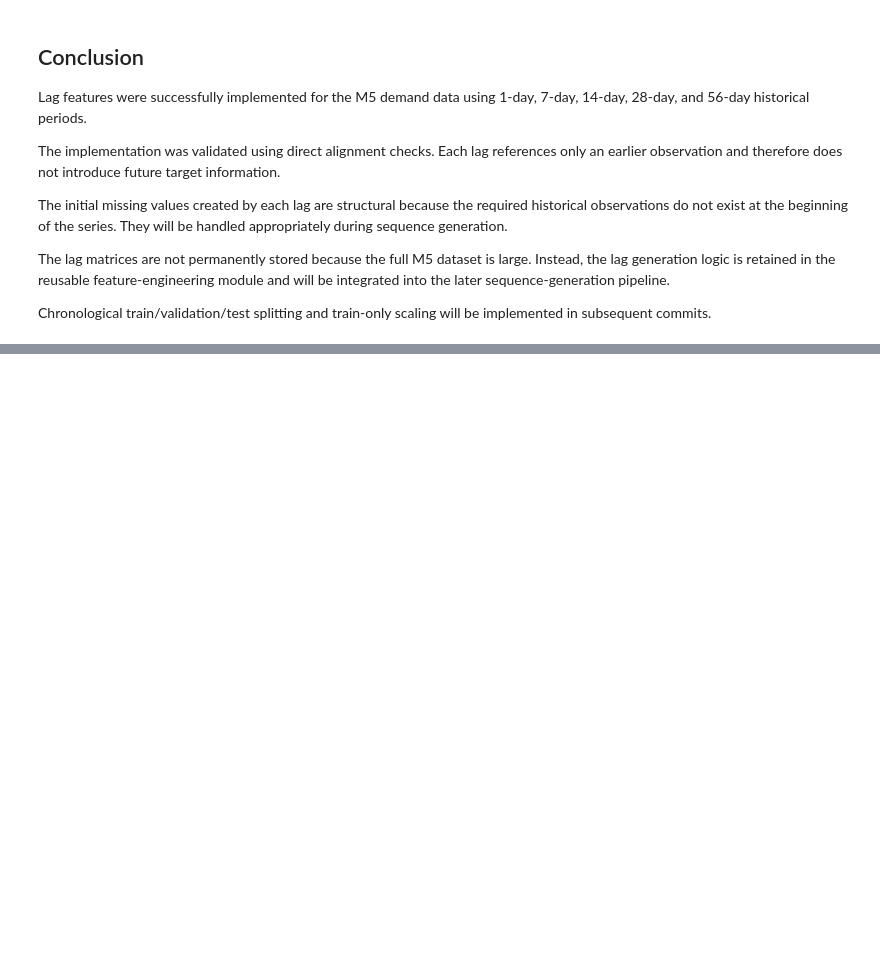
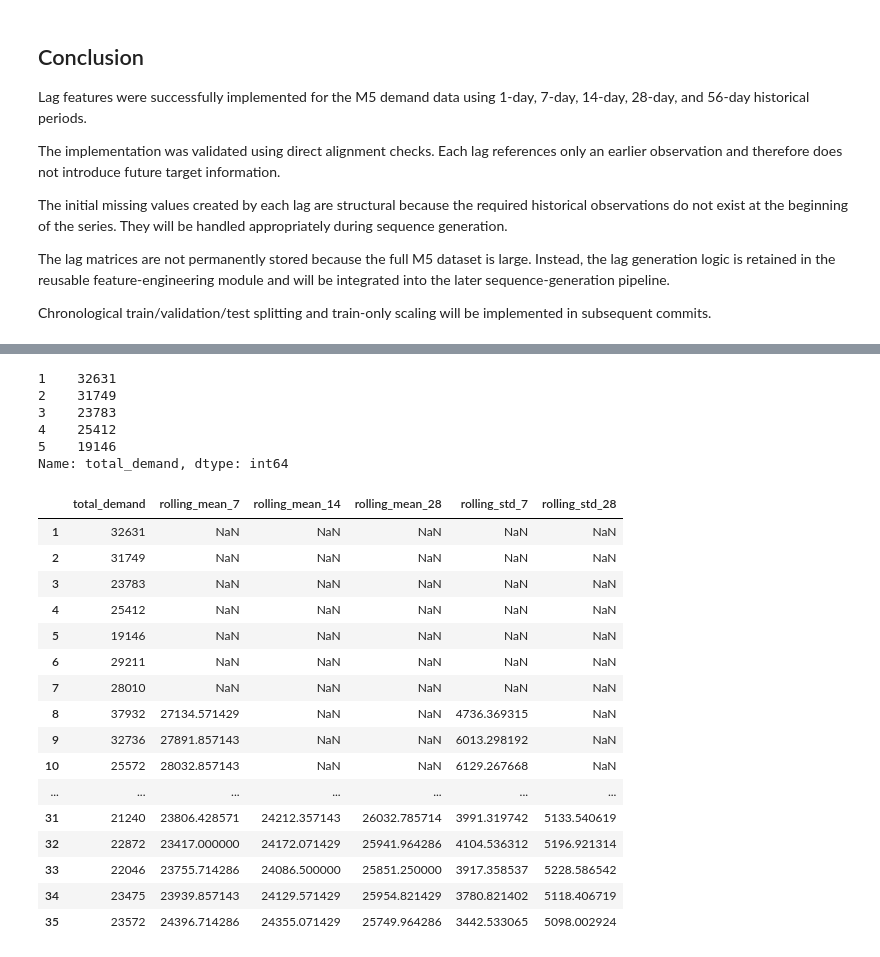
Before and after one commit to Naveeth-Nawzer/dl-assignment, a Jupyter notebook: notebooks/03_feature_engineering.ipynb, the cells around one changed output, grey strips where cells are left out. Saved outputs shown, nothing was run; the diff lists cells and outputs as text; code cells hidden in the pictures; blank space fills up the shorter version.

```diff
--- a/notebooks/03_feature_engineering.ipynb
+++ b/notebooks/03_feature_engineering.ipynb
@@ -1062,0 +1371,78 @@ be implemented in subsequent commits.
+# %%
+daily_total_demand = sales_clean[
+    sales_columns
+].sum(axis=0)
+
+daily_total_demand = pd.Series(
+    daily_total_demand.values,
+    index=range(1, len(sales_columns) + 1),
+    name="total_demand"
+)
+
+display(daily_total_demand.head())
+# %% [output]
+1    32631
+2    31749
+3    23783
+4    25412
+5    19146
+Name: total_demand, dtype: int64
+# %%
+aggregate_rolling = pd.DataFrame({
+    "total_demand": daily_total_demand
+})
+
+aggregate_rolling["rolling_mean_7"] = (
+    daily_total_demand
+    .shift(1)
+    .rolling(7)
+    .mean()
+)
+
+aggregate_rolling["rolling_mean_14"] = (
+    daily_total_demand
+    .shift(1)
+    .rolling(14)
+    .mean()
+)
+
+aggregate_rolling["rolling_mean_28"] = (
+    daily_total_demand
+    .shift(1)
+    .rolling(28)
+    .mean()
+)
+
+aggregate_rolling["rolling_std_7"] = (
+    daily_total_demand
+    .shift(1)
+    .rolling(7)
+    .std()
+)
+
+aggregate_rolling["rolling_std_28"] = (
+    daily_total_demand
+    .shift(1)
+    .rolling(28)
+    .std()
+)
+
+display(aggregate_rolling.head(35))
+# %% [output]
+|  | total_demand | rolling_mean_7 | rolling_mean_14 | rolling_mean_28 | rolling_std_7 | rolling_std_28 |
+| 1 | 32631 | NaN | NaN | NaN | NaN | NaN |
+| 2 | 31749 | NaN | NaN | NaN | NaN | NaN |
+| 3 | 23783 | NaN | NaN | NaN | NaN | NaN |
+| 4 | 25412 | NaN | NaN | NaN | NaN | NaN |
+| 5 | 19146 | NaN | NaN | NaN | NaN | NaN |
+| 6 | 29211 | NaN | NaN | NaN | NaN | NaN |
+| 7 | 28010 | NaN | NaN | NaN | NaN | NaN |
+| 8 | 37932 | 27134.571429 | NaN | NaN | 4736.369315 | NaN |
+| 9 | 32736 | 27891.857143 | NaN | NaN | 6013.298192 | NaN |
+| 10 | 25572 | 28032.857143 | NaN | NaN | 6129.267668 | NaN |
+| ... | ... | ... | ... | ... | ... | ... |
+| 31 | 21240 | 23806.428571 | 24212.357143 | 26032.785714 | 3991.319742 | 5133.540619 |
+| 32 | 22872 | 23417.000000 | 24172.071429 | 25941.964286 | 4104.536312 | 5196.921314 |
+| 33 | 22046 | 23755.714286 | 24086.500000 | 25851.250000 | 3917.358537 | 5228.586542 |
+| 34 | 23475 | 23939.857143 | 24129.571429 | 25954.821429 | 3780.821402 | 5118.406719 |
+| 35 | 23572 | 24396.714286 | 24355.071429 | 25749.964286 | 3442.533065 | 5098.002924 |
```
Also changed, not shown: parts of 17 cells of this notebook, 4 other files.
